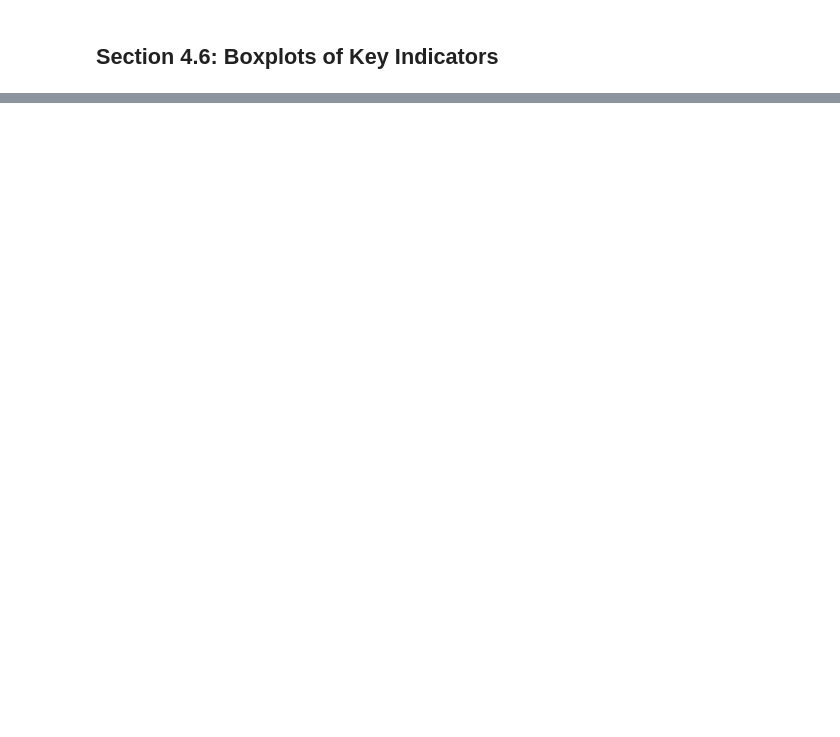
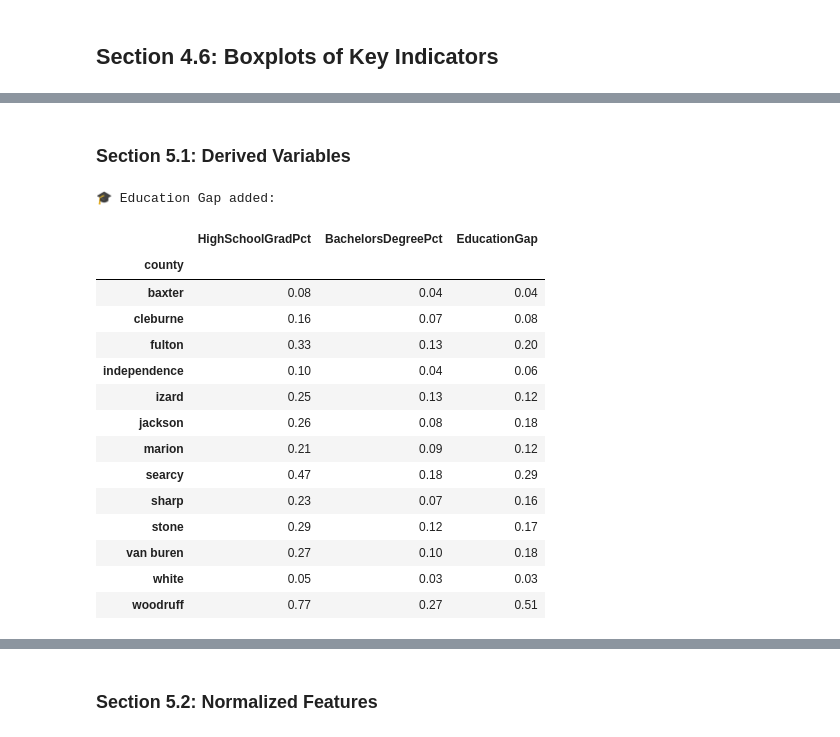
Before and after one commit to JBtallgrass/Ballard-Capstone-proj, a Jupyter notebook: capstone_analyticsv1.ipynb, the cells around one changed output, grey strips where cells are left out. Saved outputs shown, nothing was run; the diff lists cells and outputs as text; code cells hidden in the pictures; blank space fills up the shorter version.

```diff
--- a/capstone_analyticsv1.ipynb
+++ b/capstone_analyticsv1.ipynb
@@ -858,0 +866,8 @@ for var in percent_vars:
+# %%
+# Make a working copy of your final dataset
+df_fe = df_nca_final.copy()
+# Save the working copy
+df_fe.to_csv(output_dir / "nca_final_working_copy.csv", index=True)
+logging.info("Working copy of final dataset saved as: nca_final_working_copy.csv")
+# Display completion message
+print("Working copy of final dataset saved as: nca_final_working_copy.csv")
@@ -858,0 +877,32 @@ for var in percent_vars:
+# %% [markdown]
+### Section 5.1: Derived Variables
+# %%
+# Section 5.1 – Derived Variables
+
+# Education Gap = HighSchoolGradPct - BachelorsDegreePct
+df_fe['EducationGap'] = df_fe['HighSchoolGradPct'] - df_fe['BachelorsDegreePct']
+
+# Preview the new column
+print("🎓 Education Gap added:")
+display(df_fe[['HighSchoolGradPct', 'BachelorsDegreePct', 'EducationGap']].round(2))
+
+# Save updated dataset (optional, for checkpoints)
+df_fe.to_csv(output_dir / "nca_section5_1_derived.csv")
+logging.info("Section 5.1 complete: Derived variable 'EducationGap' added and saved.")
+# %% [output]
+🎓 Education Gap added:
+|  | HighSchoolGradPct | BachelorsDegreePct | EducationGap |
+| county |  |  |  |
+| baxter | 0.08 | 0.04 | 0.04 |
+| cleburne | 0.16 | 0.07 | 0.08 |
+| fulton | 0.33 | 0.13 | 0.20 |
+| independence | 0.10 | 0.04 | 0.06 |
+| izard | 0.25 | 0.13 | 0.12 |
+| jackson | 0.26 | 0.08 | 0.18 |
+| marion | 0.21 | 0.09 | 0.12 |
+| searcy | 0.47 | 0.18 | 0.29 |
+| sharp | 0.23 | 0.07 | 0.16 |
+| stone | 0.29 | 0.12 | 0.17 |
+| van buren | 0.27 | 0.10 | 0.18 |
+| white | 0.05 | 0.03 | 0.03 |
+| woodruff | 0.77 | 0.27 | 0.51 |
@@ -858,0 +910,2 @@ for var in percent_vars:
+# %% [markdown]
+### Section 5.2: Normalized Features
```
Also changed, not shown: parts of 31 cells of this notebook, 19 other files.
